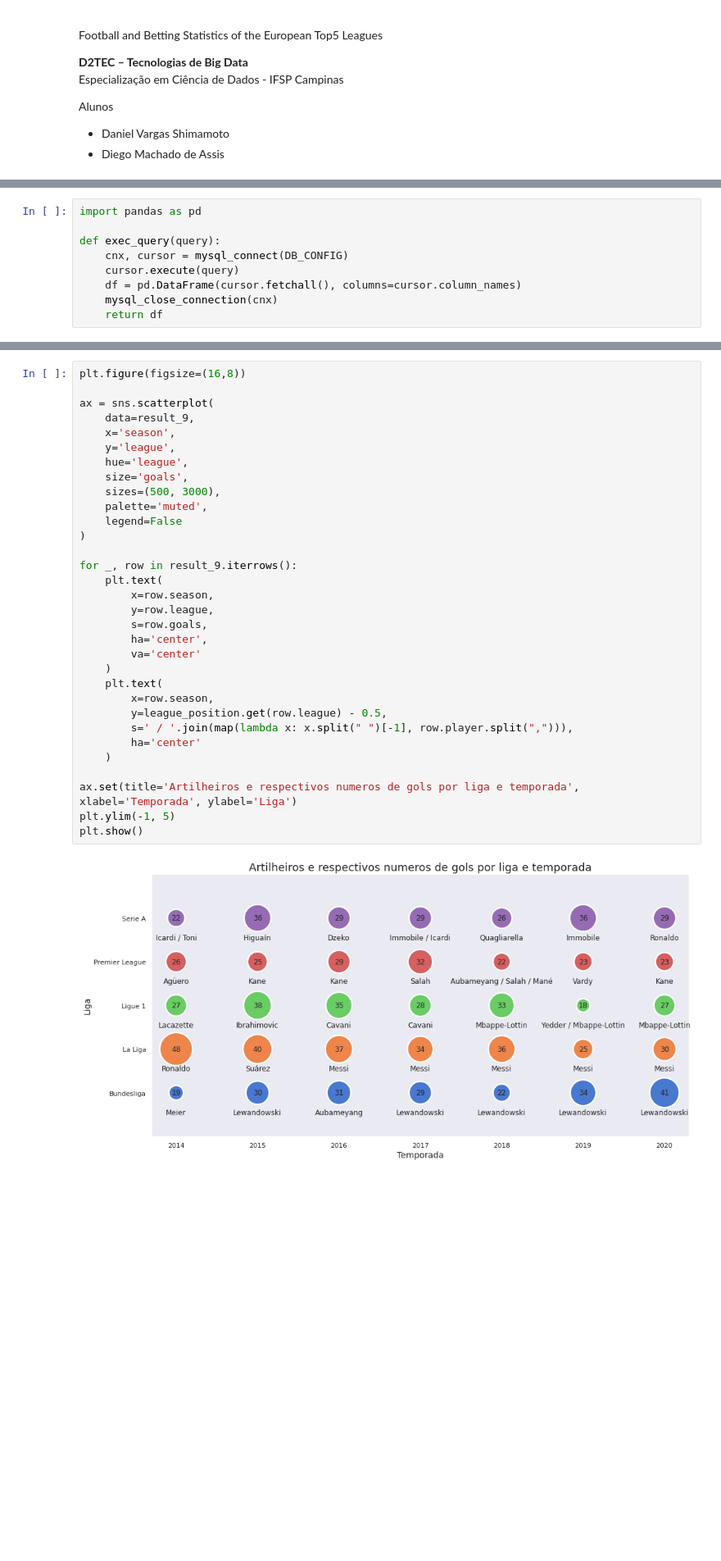
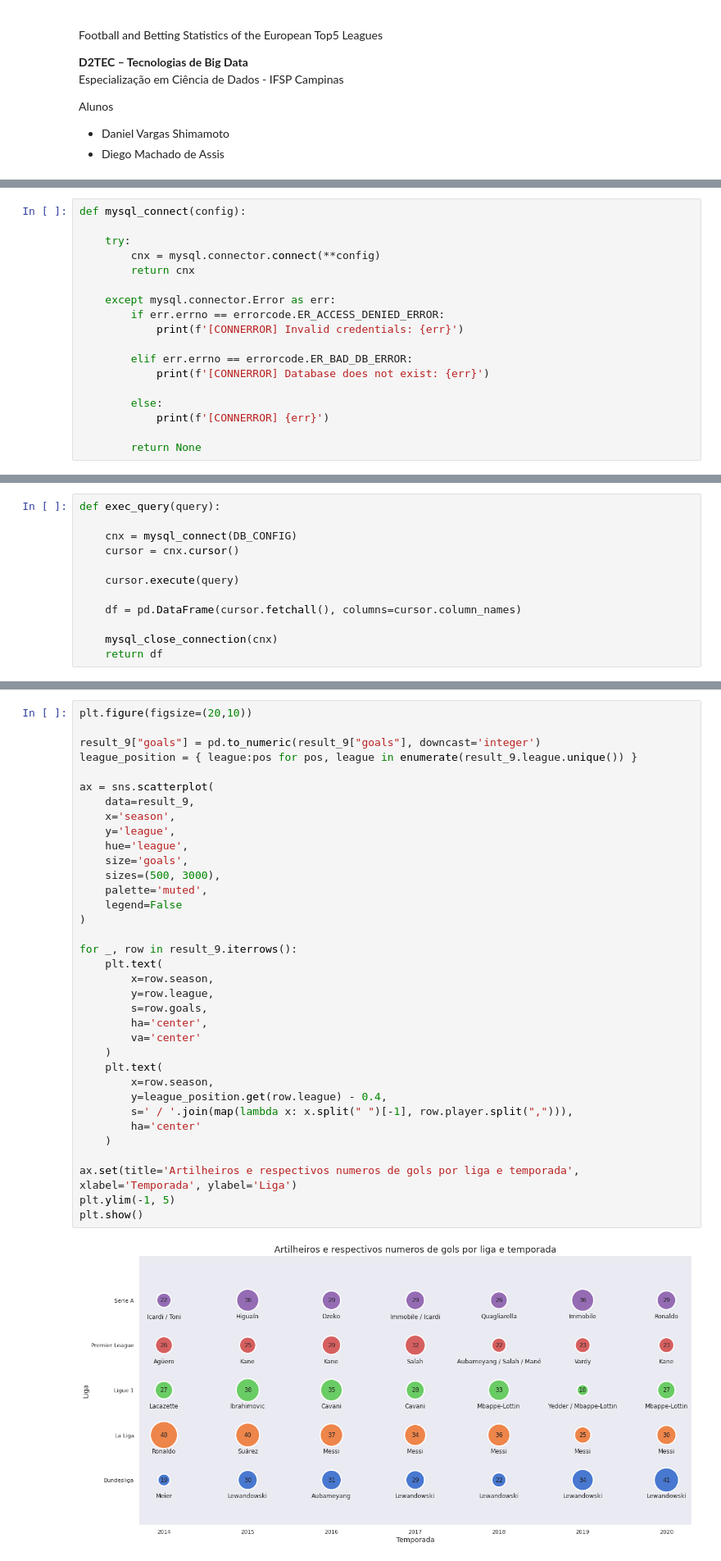
Before and after one commit to ciencia-dados-ifsp-grupo5/FootbalDatabase, a Jupyter notebook: notebooks/FootballDatabase_analysis.ipynb, the cells around one changed output, grey strips where cells are left out. Shown at 82% size. Saved outputs shown, nothing was run; the diff lists cells and outputs as text; blank space fills up the shorter version.

```diff
--- a/notebooks/FootballDatabase_analysis.ipynb
+++ b/notebooks/FootballDatabase_analysis.ipynb
@@ -171,0 +187,18 @@ def mysql_close_connection(cnx):
+# %%
+def mysql_connect(config):
+
+    try:
+        cnx = mysql.connector.connect(**config)
+        return cnx
+
+    except mysql.connector.Error as err:
+        if err.errno == errorcode.ER_ACCESS_DENIED_ERROR:
+            print(f'[CONNERROR] Invalid credentials: {err}')
+
+        elif err.errno == errorcode.ER_BAD_DB_ERROR:
+            print(f'[CONNERROR] Database does not exist: {err}')
+
+        else:
+            print(f'[CONNERROR] {err}')
+
+        return None
@@ -172,9 +218,12 @@ def mysql_close_connection(cnx):
 # %%
-import pandas as pd
+def exec_query(query):
 
-def exec_query(query):
-    cnx, cursor = mysql_connect(DB_CONFIG)
+    cnx = mysql_connect(DB_CONFIG)
+    cursor = cnx.cursor()
+
     cursor.execute(query)
+
     df = pd.DataFrame(cursor.fetchall(), columns=cursor.column_names)
+
     mysql_close_connection(cnx)
     return df
@@ -759,35 +789,38 @@ league_position = { league:pos for pos, league in enumerate(result_9.league.uniq
 # %%
-plt.figure(figsize=(16,8))
+plt.figure(figsize=(20,10))
+
+result_9["goals"] = pd.to_numeric(result_9["goals"], downcast='integer')
+league_position = { league:pos for pos, league in enumerate(result_9.league.unique()) }
 
 ax = sns.scatterplot(
     data=result_9,
     x='season',
     y='league',
     hue='league',
     size='goals',
     sizes=(500, 3000),
     palette='muted',
     legend=False
 )
 
 for _, row in result_9.iterrows():
     plt.text(
         x=row.season,
         y=row.league,
         s=row.goals,
         ha='center',
         va='center'
     )
     plt.text(
         x=row.season,
-        y=league_position.get(row.league) - 0.5,
+        y=league_position.get(row.league) - 0.4,
         s=' / '.join(map(lambda x: x.split(" ")[-1], row.player.split(","))),
         ha='center'
     )
 
 ax.set(title='Artilheiros e respectivos numeros de gols por liga e temporada', xlabel='Temporada', ylabel='Liga')
 plt.ylim(-1, 5)
 plt.show()
 # %% [output]
-[figure, old version]
+[figure, new version]
 # %% [markdown]
```
Also changed, not shown: parts of 48 cells of this notebook, 3 other files.
